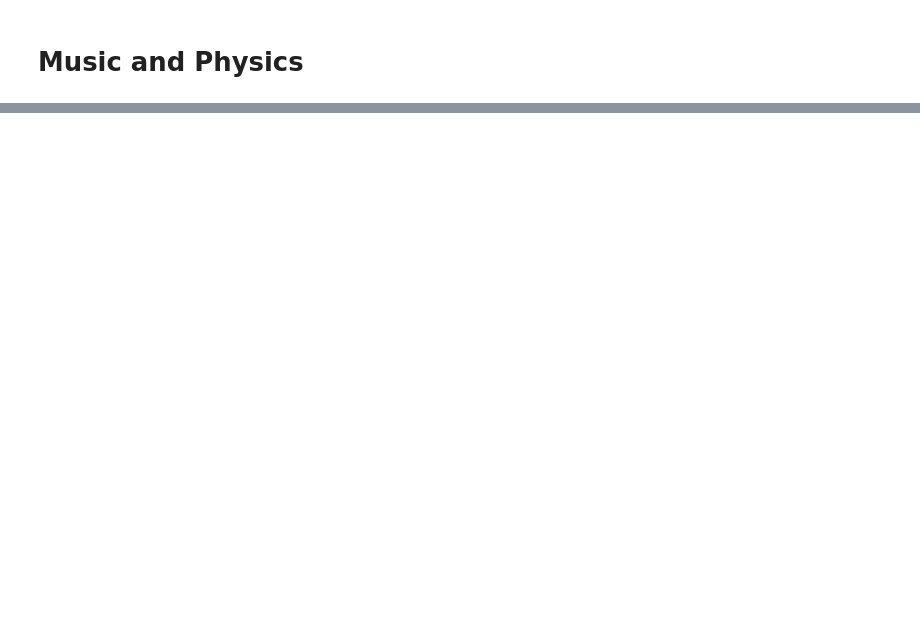
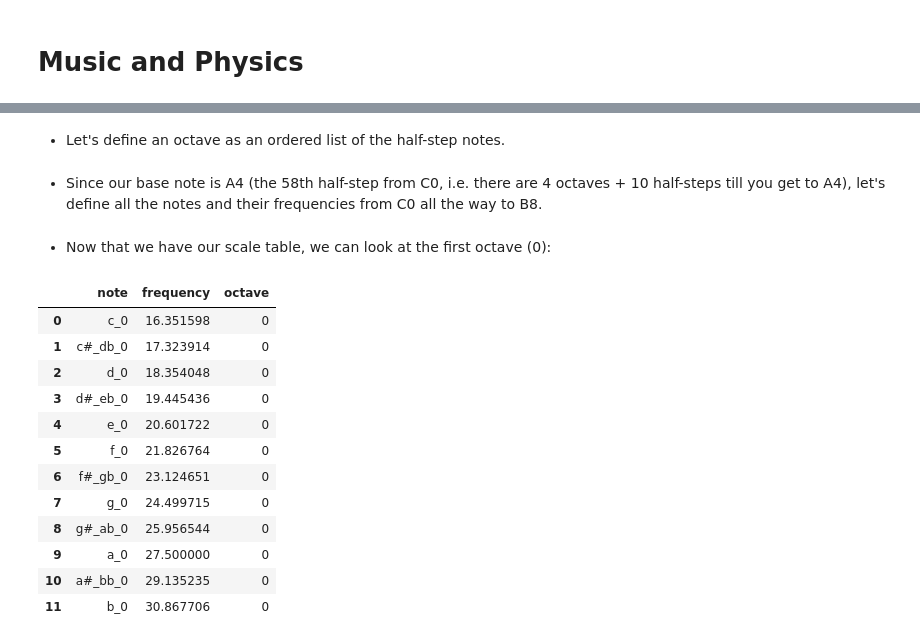
Before and after one commit to mulhod/musics, a Jupyter notebook: Music_and_Physics.ipynb, the cells around one changed output, grey strips where cells are left out. Cells and saved outputs as stored; diff of their text form; code cells hidden in the pictures; blank space fills up the shorter version.

```diff
--- a/Music_and_Physics.ipynb
+++ b/Music_and_Physics.ipynb
@@ -143,0 +57,2 @@ full_scale[full_scale.scale_number == 4]
+# %% [markdown]
+- Let's define an octave as an ordered list of the half-step notes.
@@ -143,0 +72,51 @@ full_scale[full_scale.scale_number == 4]
+# %% [markdown]
+- Since our base note is A4 (the 58th half-step from C0, i.e. there are 4 octaves + 10 half-steps till you get to A4), let's define all the notes and their frequencies from C0 all the way to B8.
+# %%
+# We will first create an empty ordered dictionary that will
+# hold all of the semitones in the 12-tone chromatic scale,
+# from octave 0 to octave 8 (9 octaves).
+full_scale = OrderedDict()
+
+# Now we iterate through 0 to 8, incrementing `n_halfstep`
+# as each semitone is added.
+n_halfstep = 0
+for i in range(9):
+
+    # For each iteration, we will set the name of the note
+    # in our dictionary as the name of the note + the number
+    # of the iteration, e.g. "c_0", then "c#_db_0", and so
+    # on. The value of the note will be calculated using
+    # our function `f` (defined above) in terms of the
+    # number of half-steps we are away from A4 (simply
+    # subtract 57), whether negative or positive.
+    for note in octave:
+        full_scale["{}_{}".format(note, i)] = f(n_halfstep - 57)
+        n_halfstep += 1
+
+# Convert our ordered dictionary into a table for easy
+# viewing, etc.
+full_scale = pd.DataFrame(list(full_scale.items()), columns=["note", "frequency"])
+
+# Let's also put in a column that has the number of
+# the corresponding octave (redundant since it's the
+# last part of the name of each note, but useful to
+# keep separate in addition).
+full_scale["octave"] = full_scale.note.apply(lambda x: int(x.split("_")[-1]))
+# %% [markdown]
+- Now that we have our scale table, we can look at the first octave (0):
+# %%
+full_scale[full_scale.octave == 0]
+# %% [output]
+|  | note | frequency | octave |
+| 0 | c_0 | 16.351598 | 0 |
+| 1 | c#_db_0 | 17.323914 | 0 |
+| 2 | d_0 | 18.354048 | 0 |
+| 3 | d#_eb_0 | 19.445436 | 0 |
+| 4 | e_0 | 20.601722 | 0 |
+| 5 | f_0 | 21.826764 | 0 |
+| 6 | f#_gb_0 | 23.124651 | 0 |
+| 7 | g_0 | 24.499715 | 0 |
+| 8 | g#_ab_0 | 25.956544 | 0 |
+| 9 | a_0 | 27.500000 | 0 |
+| 10 | a#_bb_0 | 29.135235 | 0 |
+| 11 | b_0 | 30.867706 | 0 |
```
Also changed, not shown: parts of 37 cells of this notebook.
